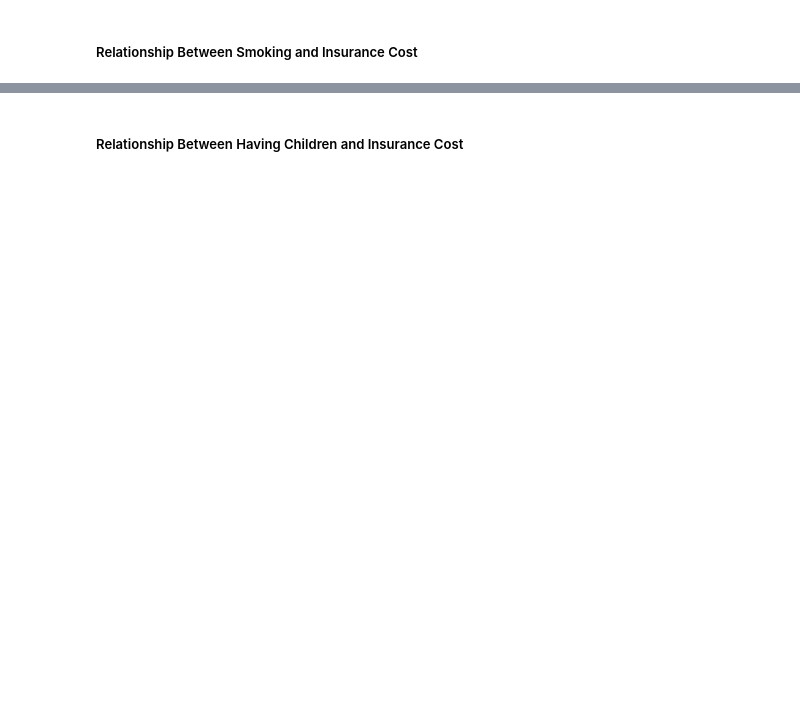
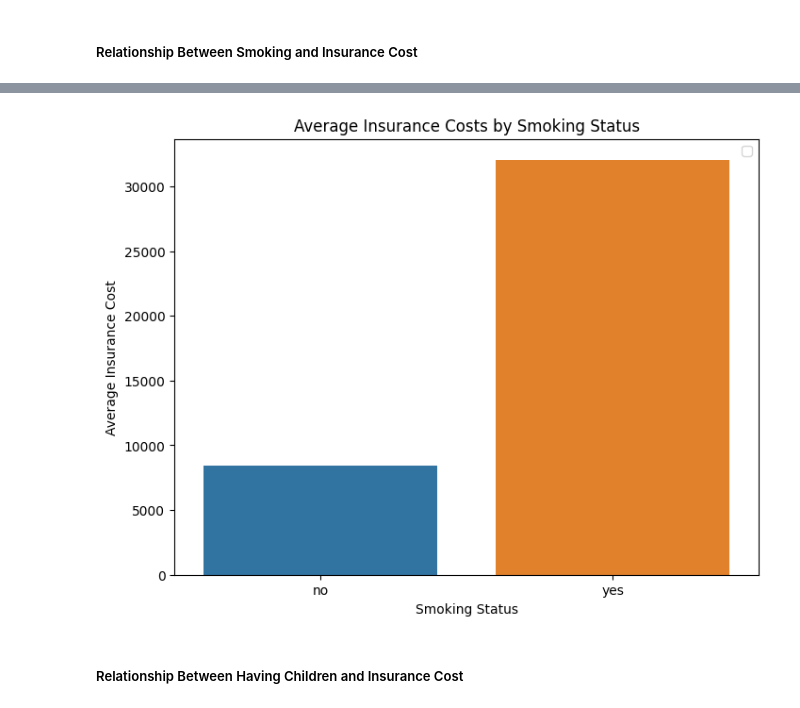
Before and after one commit to Evan-Roberts-808/U.S.-Medical-Insurance, a Jupyter notebook: us-medical-insurance-costs.ipynb, the cells around one changed output, grey strips where cells are left out. Cells and saved outputs as stored; diff of their text form; code cells hidden in the pictures; blank space fills up the shorter version.

```diff
--- a/us-medical-insurance-costs.ipynb
+++ b/us-medical-insurance-costs.ipynb
@@ -332,2 +405,12 @@ print(gender_bmi_relationship)
+# %%
+plt.figure(figsize=(8, 6))
+sns.barplot(x='smoking_status', y='average_cost', data=cost_by_smoking_status, hue='smoking_status')
+plt.title('Average Insurance Costs by Smoking Status')
+plt.xlabel('Smoking Status')
+plt.ylabel('Average Insurance Cost')
+plt.legend([])
+plt.show()
+# %% [output]
+[figure, added]
 # %% [markdown]
 ##### Relationship Between Having Children and Insurance Cost
```
Also changed, not shown: parts of 21 cells of this notebook.
